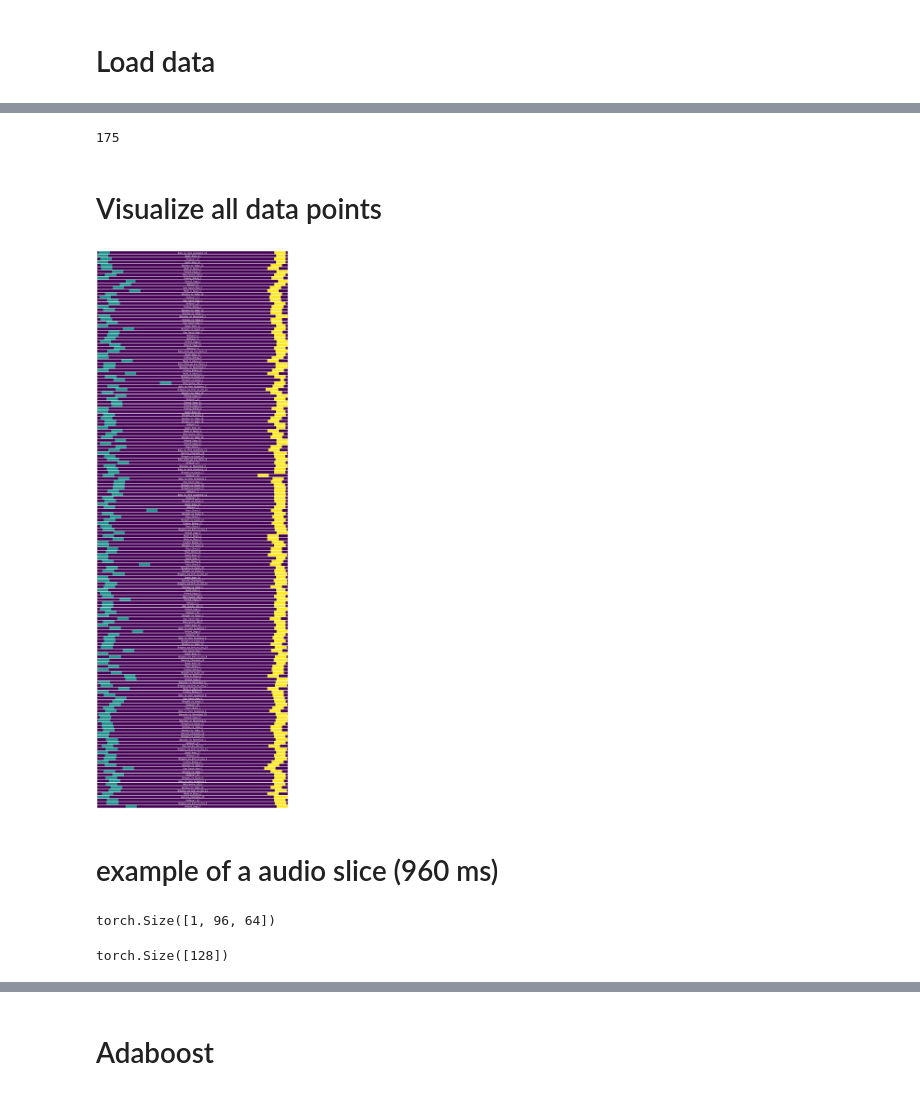
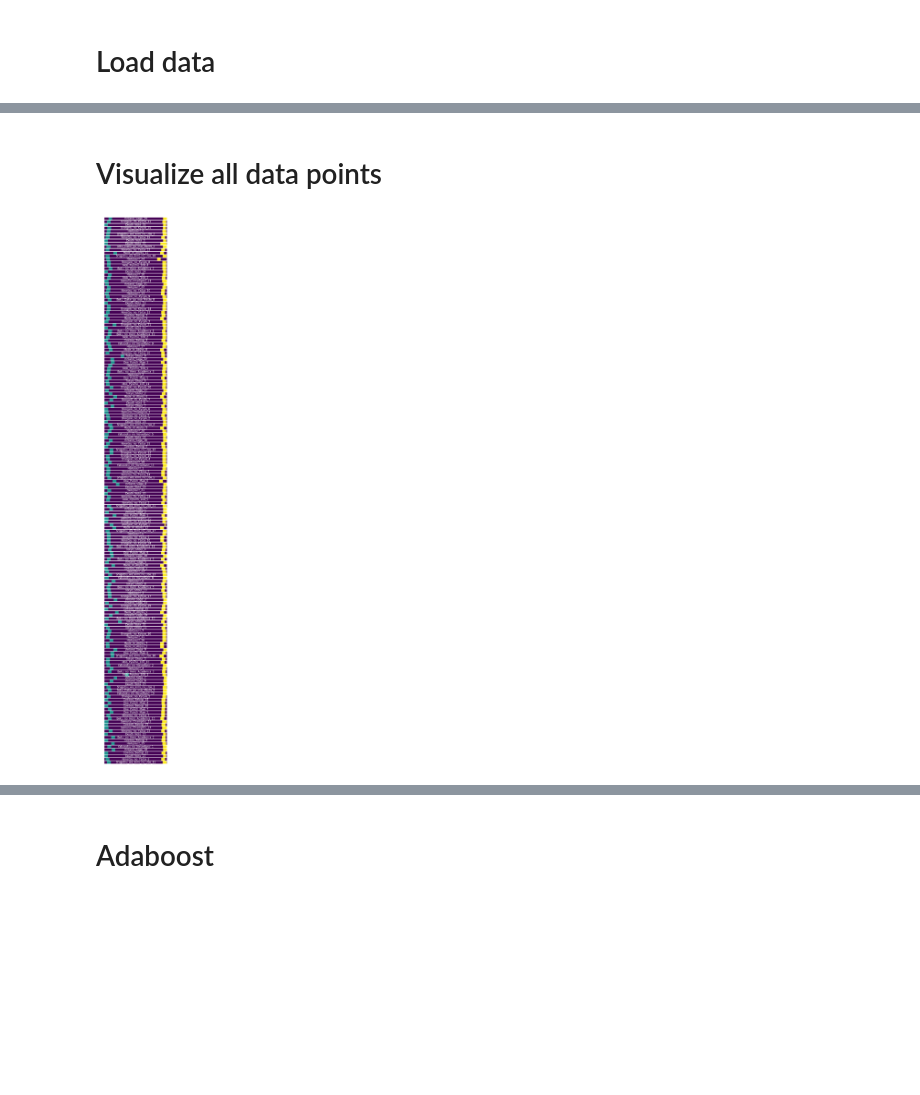
Before and after one commit to ezhang887/animintro, a Jupyter notebook: vggish_features.ipynb, the cells around one changed output, grey strips where cells are left out. Drawn from its saved outputs; the diff is of its cells as text; code cells hidden in the pictures; blank space fills up the shorter version.

```diff
--- a/vggish_features.ipynb
+++ b/vggish_features.ipynb
@@ -33,30 +15,24 @@ Vinland_Saga_3
-# %%
-len(data.labels96)
-# %% [output]
-175
 # %% [markdown]
 # Visualize all data points
 # %%
 import matplotlib.pyplot as plt
 
-width=20
-height=60
+width=5
+height=45
 plt.rcParams["figure.figsize"] = (width,height)
 plt.rcParams['text.color'] = 'white'
 # plt.axis('off')
 axes=[]
 fig=plt.figure()
 
 i=0
 for a in data.labels96:
     axes.append( fig.add_subplot(len(data.labels96),1, i+1) )
     subplot_title=(a)
     axes[-1].set_title(subplot_title, y=-.2)
     plt.imshow(data.labels96[a].cpu().numpy().reshape((1,-1)), aspect='auto')
     plt.axis('off')
     i += 1
 plt.show()
 # %% [output]
-[figure, old version]
+[figure, new version]
-# %% [markdown]
-# example of a audio slice (960 ms)
@@ -68,10 +38,0 @@ f, m, l, t, l96 = data.get_all('Boku_no_Hero_Academia_10')
-# %%
-# size of mel-spectrogram
-m[0].size()
-# %% [output]
-torch.Size([1, 96, 64])
-# %%
-# size of feature vector
-f[0].size()
-# %% [output]
-torch.Size([128])
```
Also changed, not shown: parts of 84 cells of this notebook, 4 other files.
